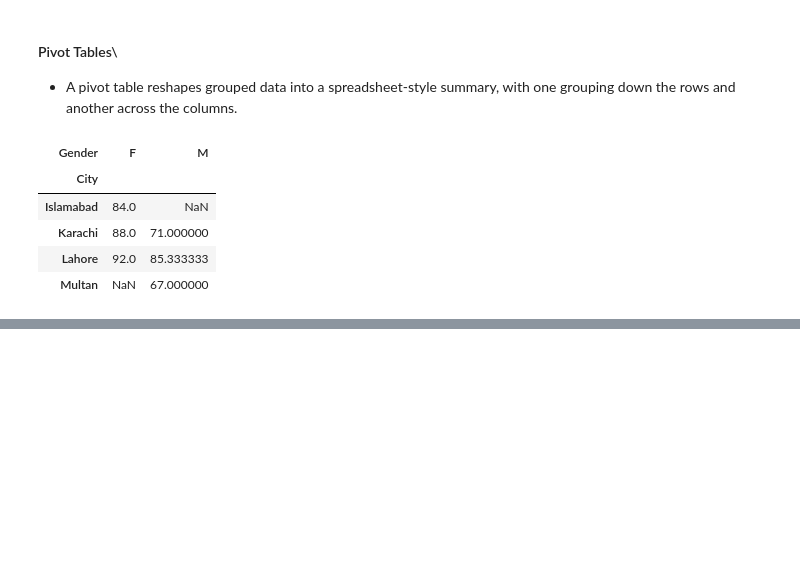
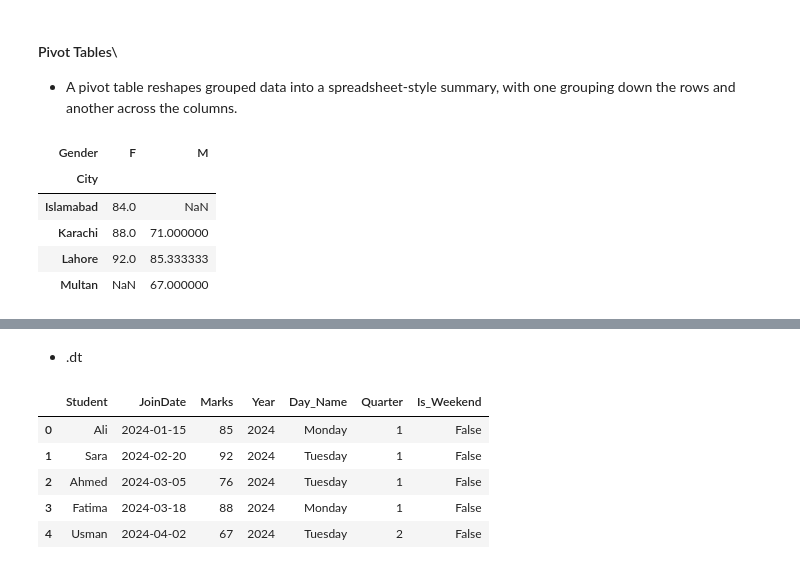
Before and after one commit to FatehAli02/ai-foundation-portfolio, a Jupyter notebook: 01-python-numpy-pandas-git/notebooks/pandas_3.ipynb, the cells around one changed output, grey strips where cells are left out. Saved outputs shown, nothing was run; the diff lists cells and outputs as text; code cells hidden in the pictures; blank space fills up the shorter version.

```diff
--- a/01-python-numpy-pandas-git/notebooks/pandas_3.ipynb
+++ b/01-python-numpy-pandas-git/notebooks/pandas_3.ipynb
@@ -262,0 +443,2 @@ df.pivot_table(values="Marks", index="City", columns="Gender", aggfunc="mean")
+# %% [markdown]
+- .dt
@@ -262,0 +450,9 @@ df.pivot_table(values="Marks", index="City", columns="Gender", aggfunc="mean")
+# %%
+dates
+# %% [output]
+|  | Student | JoinDate | Marks | Year | Day_Name | Quarter | Is_Weekend |
+| 0 | Ali | 2024-01-15 | 85 | 2024 | Monday | 1 | False |
+| 1 | Sara | 2024-02-20 | 92 | 2024 | Tuesday | 1 | False |
+| 2 | Ahmed | 2024-03-05 | 76 | 2024 | Tuesday | 1 | False |
+| 3 | Fatima | 2024-03-18 | 88 | 2024 | Monday | 1 | False |
+| 4 | Usman | 2024-04-02 | 67 | 2024 | Tuesday | 2 | False |
```
Also changed, not shown: parts of 30 cells of this notebook, 1 other file.
